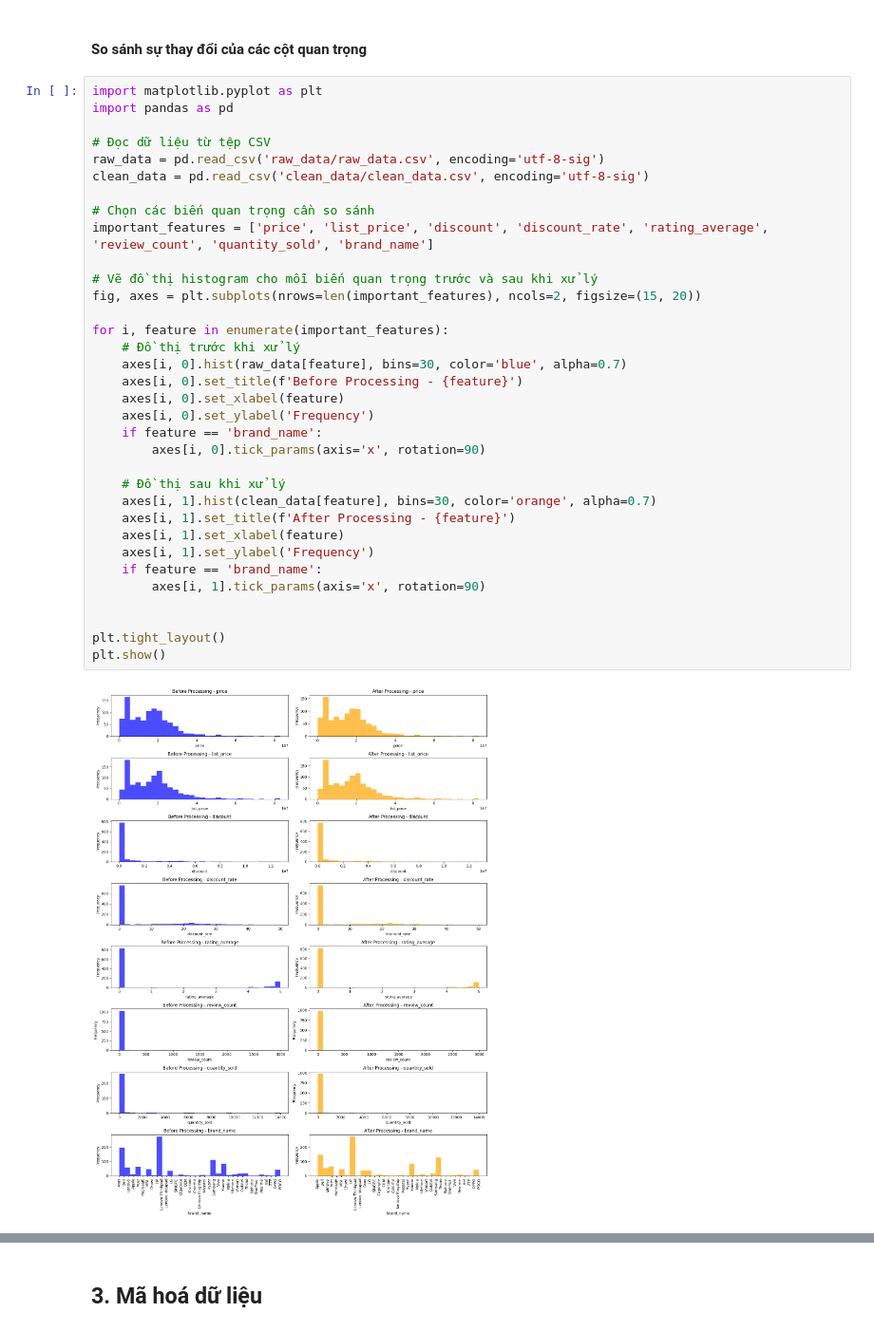
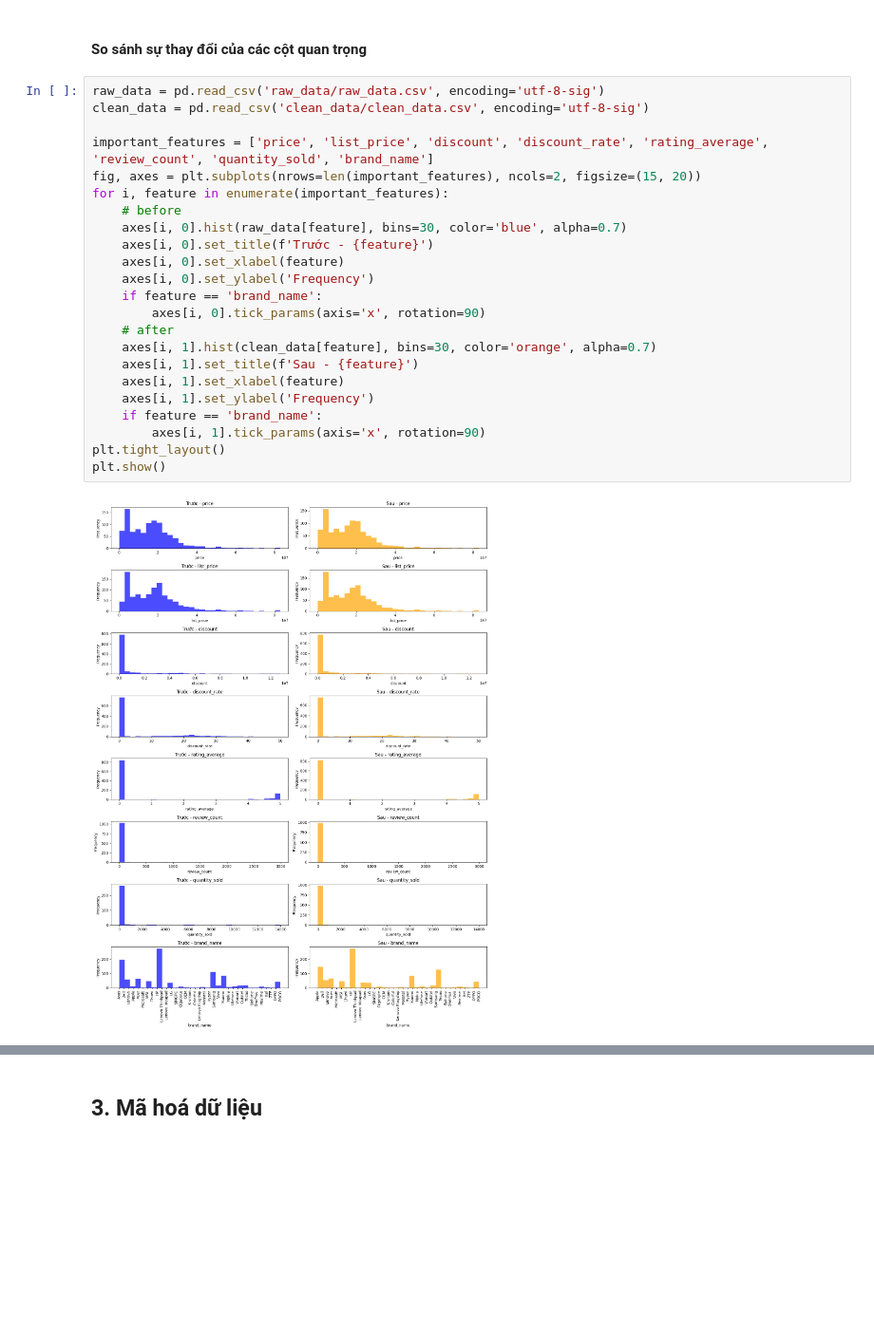
Before and after one commit to truong-nguyen310/DS-DUT-Tiki, a Jupyter notebook: xuly.ipynb, the cells around one changed output, grey strips where cells are left out. Shown at 95% size. Cells and saved outputs as stored; diff of their text form; blank space fills up the shorter version.

```diff
--- a/xuly.ipynb
+++ b/xuly.ipynb
@@ -461,40 +436,29 @@ dt.head(3)
 # %% [markdown]
 #### So sánh sự thay đổi của các cột quan trọng
 # %%
-import matplotlib.pyplot as plt
-import pandas as pd
-
-# Đọc dữ liệu từ tệp CSV
 raw_data = pd.read_csv('raw_data/raw_data.csv', encoding='utf-8-sig')
 clean_data = pd.read_csv('clean_data/clean_data.csv', encoding='utf-8-sig')
 
-# Chọn các biến quan trọng cần so sánh
 important_features = ['price', 'list_price', 'discount', 'discount_rate', 'rating_average', 'review_count', 'quantity_sold', 'brand_name']
-
-# Vẽ đồ thị histogram cho mỗi biến quan trọng trước và sau khi xử lý
 fig, axes = plt.subplots(nrows=len(important_features), ncols=2, figsize=(15, 20))
-
 for i, feature in enumerate(important_features):
-    # Đồ thị trước khi xử lý
+    # before
     axes[i, 0].hist(raw_data[feature], bins=30, color='blue', alpha=0.7)
-    axes[i, 0].set_title(f'Before Processing - {feature}')
+    axes[i, 0].set_title(f'Trước - {feature}')
     axes[i, 0].set_xlabel(feature)
     axes[i, 0].set_ylabel('Frequency')
     if feature == 'brand_name':
         axes[i, 0].tick_params(axis='x', rotation=90)
-
-    # Đồ thị sau khi xử lý
+    # after
     axes[i, 1].hist(clean_data[feature], bins=30, color='orange', alpha=0.7)
-    axes[i, 1].set_title(f'After Processing - {feature}')
+    axes[i, 1].set_title(f'Sau - {feature}')
     axes[i, 1].set_xlabel(feature)
     axes[i, 1].set_ylabel('Frequency')
     if feature == 'brand_name':
         axes[i, 1].tick_params(axis='x', rotation=90)
-
-
 plt.tight_layout()
 plt.show()
 # %% [output]
-[figure, old version]
+[figure, new version]
 # %%
 columns_of_interest = ['price', 'list_price', 'discount', 'discount_rate', 'rating_average', 'review_count', 'quantity_sold', 'brand_name']
```
Also changed, not shown: parts of 22 cells of this notebook.
